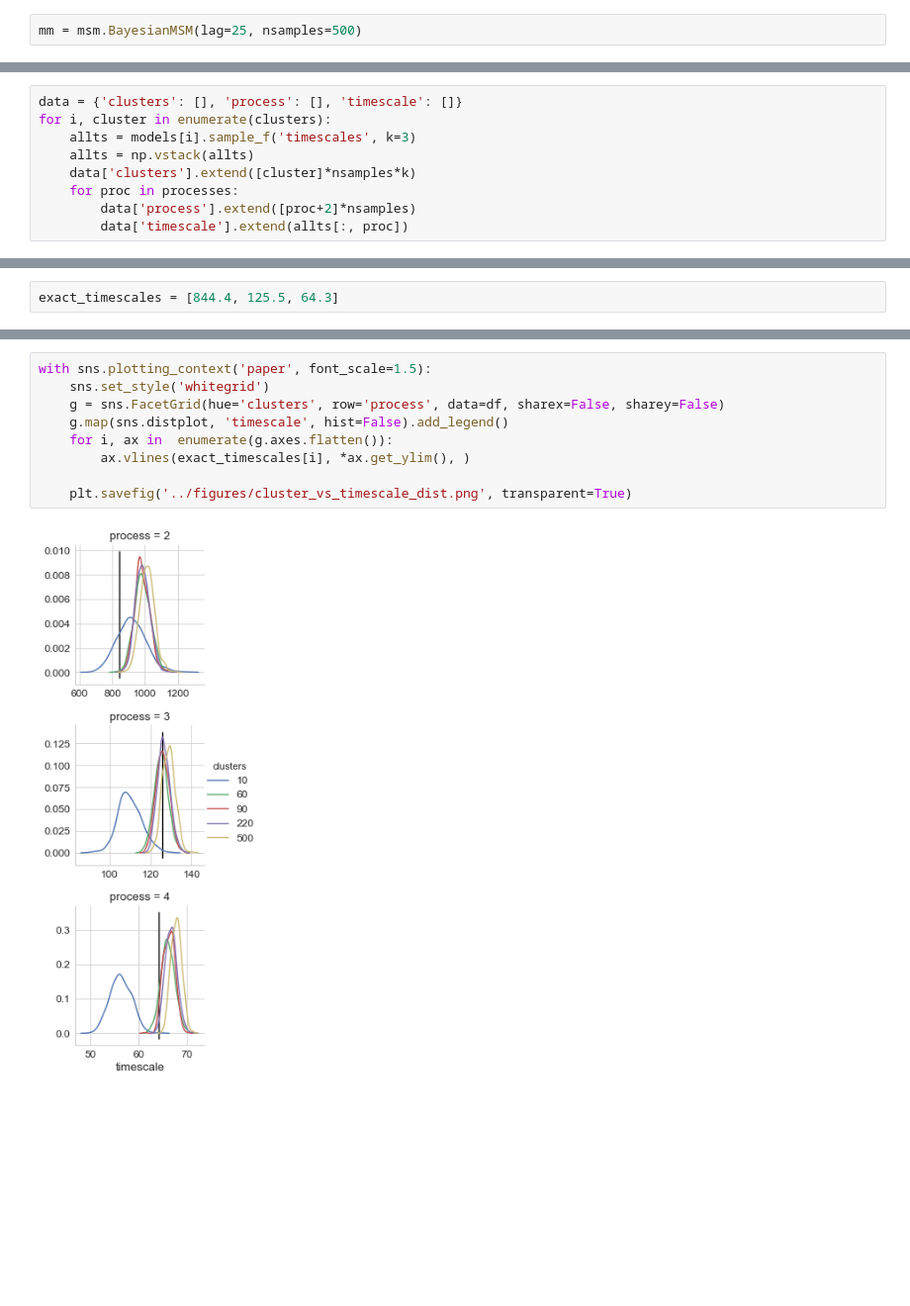
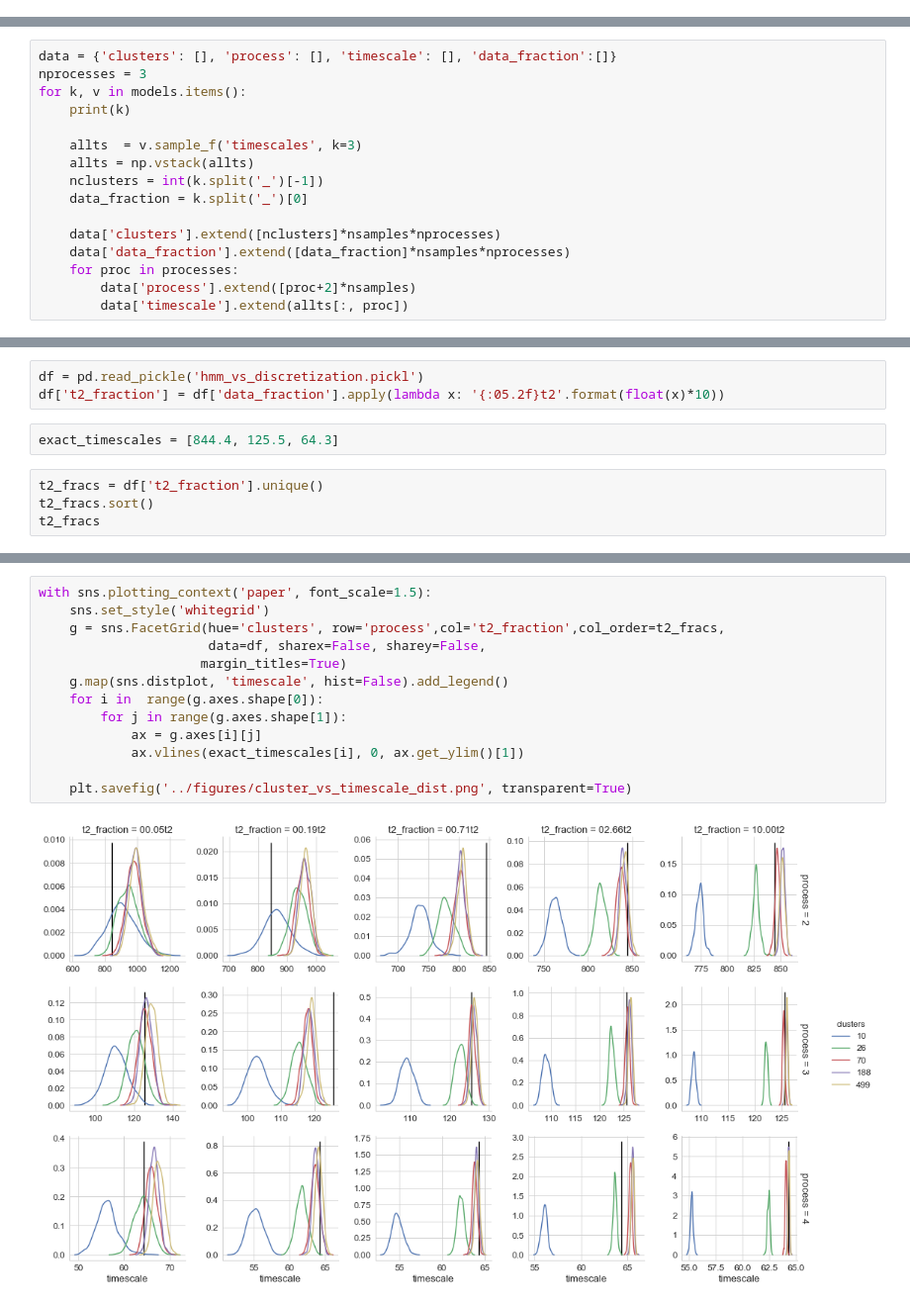
Before and after one commit to RobertArbon/four_well_analysis, a Jupyter notebook: QuadWell/shuffle_test/HMM vs discretization.ipynb, the cells around one changed output, grey strips where cells are left out. Shown: that part at 99% size. Cells and saved outputs as stored; diff of their text form; blank space fills up the shorter version.

```diff
--- a/QuadWell/shuffle_test/HMM vs discretization.ipynb
+++ b/QuadWell/shuffle_test/HMM vs discretization.ipynb
@@ -25,2 +13,0 @@ cluster = NDGrid(max=1.2, min=-1.2, n_bins_per_feature=220)
-# %%
-mm = msm.BayesianMSM(lag=25, nsamples=500)
@@ -40,9 +68,16 @@ for clust in clusters:
 # %%
-data = {'clusters': [], 'process': [], 'timescale': []}
-for i, cluster in enumerate(clusters):
-    allts = models[i].sample_f('timescales', k=3)
+data = {'clusters': [], 'process': [], 'timescale': [], 'data_fraction':[]}
+nprocesses = 3
+for k, v in models.items():
+    print(k)
+
+    allts  = v.sample_f('timescales', k=3)
     allts = np.vstack(allts)
-    data['clusters'].extend([cluster]*nsamples*k)
+    nclusters = int(k.split('_')[-1])
+    data_fraction = k.split('_')[0]
+
+    data['clusters'].extend([nclusters]*nsamples*nprocesses)
+    data['data_fraction'].extend([data_fraction]*nsamples*nprocesses)
     for proc in processes:
         data['process'].extend([proc+2]*nsamples)
         data['timescale'].extend(allts[:, proc])
@@ -67,2 +106,9 @@ df.head()
+# %%
+df = pd.read_pickle('hmm_vs_discretization.pickl')
+df['t2_fraction'] = df['data_fraction'].apply(lambda x: '{:05.2f}t2'.format(float(x)*10))
 # %%
 exact_timescales = [844.4, 125.5, 64.3]
+# %%
+t2_fracs = df['t2_fraction'].unique()
+t2_fracs.sort()
+t2_fracs
@@ -69,11 +117,15 @@ exact_timescales = [844.4, 125.5, 64.3]
 # %%
 with sns.plotting_context('paper', font_scale=1.5):
     sns.set_style('whitegrid')
-    g = sns.FacetGrid(hue='clusters', row='process', data=df, sharex=False, sharey=False)
+    g = sns.FacetGrid(hue='clusters', row='process',col='t2_fraction',col_order=t2_fracs,
+                      data=df, sharex=False, sharey=False,
+                     margin_titles=True)
     g.map(sns.distplot, 'timescale', hist=False).add_legend()
-    for i, ax in  enumerate(g.axes.flatten()):
-        ax.vlines(exact_timescales[i], *ax.get_ylim(), )
+    for i in  range(g.axes.shape[0]):
+        for j in range(g.axes.shape[1]):
+            ax = g.axes[i][j]
+            ax.vlines(exact_timescales[i], 0, ax.get_ylim()[1])
 
     plt.savefig('../figures/cluster_vs_timescale_dist.png', transparent=True)
 # %% [output]
-[figure, old version]
+[figure, new version]
```
Also changed, not shown: parts of 16 cells of this notebook, 3 other files.
